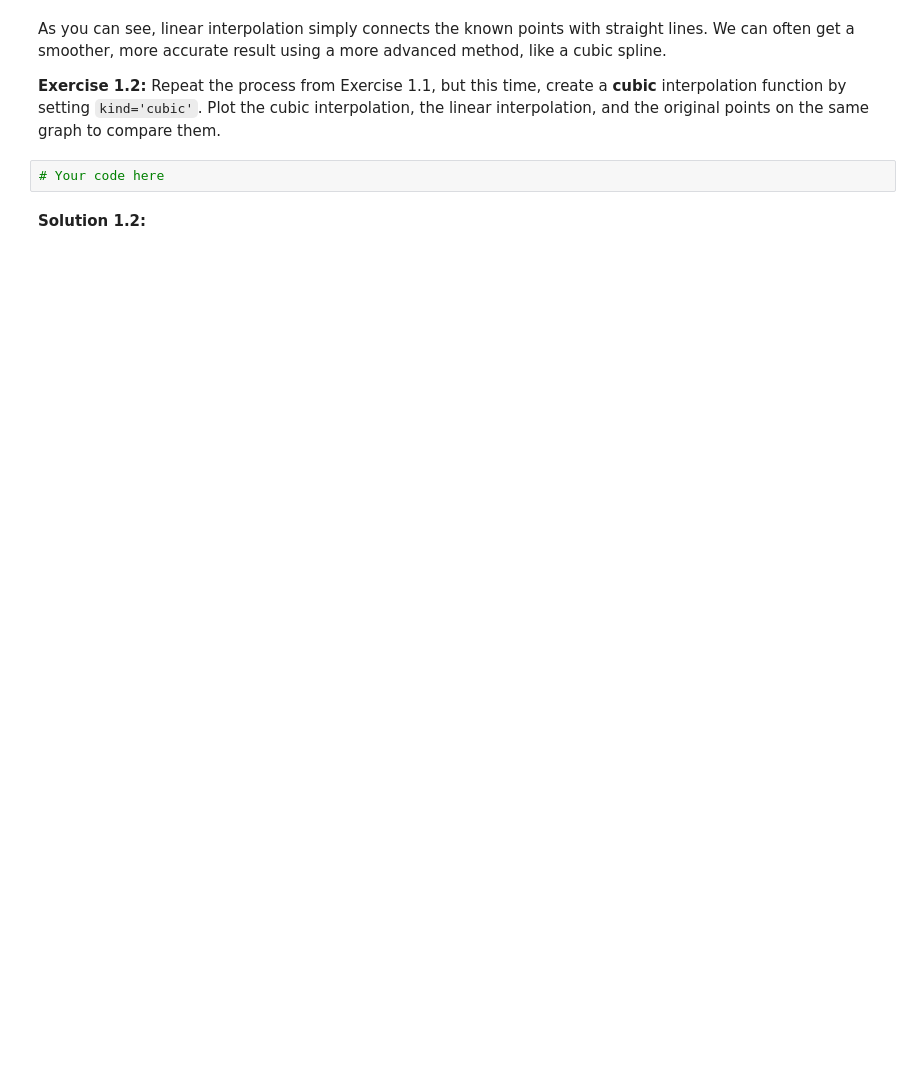
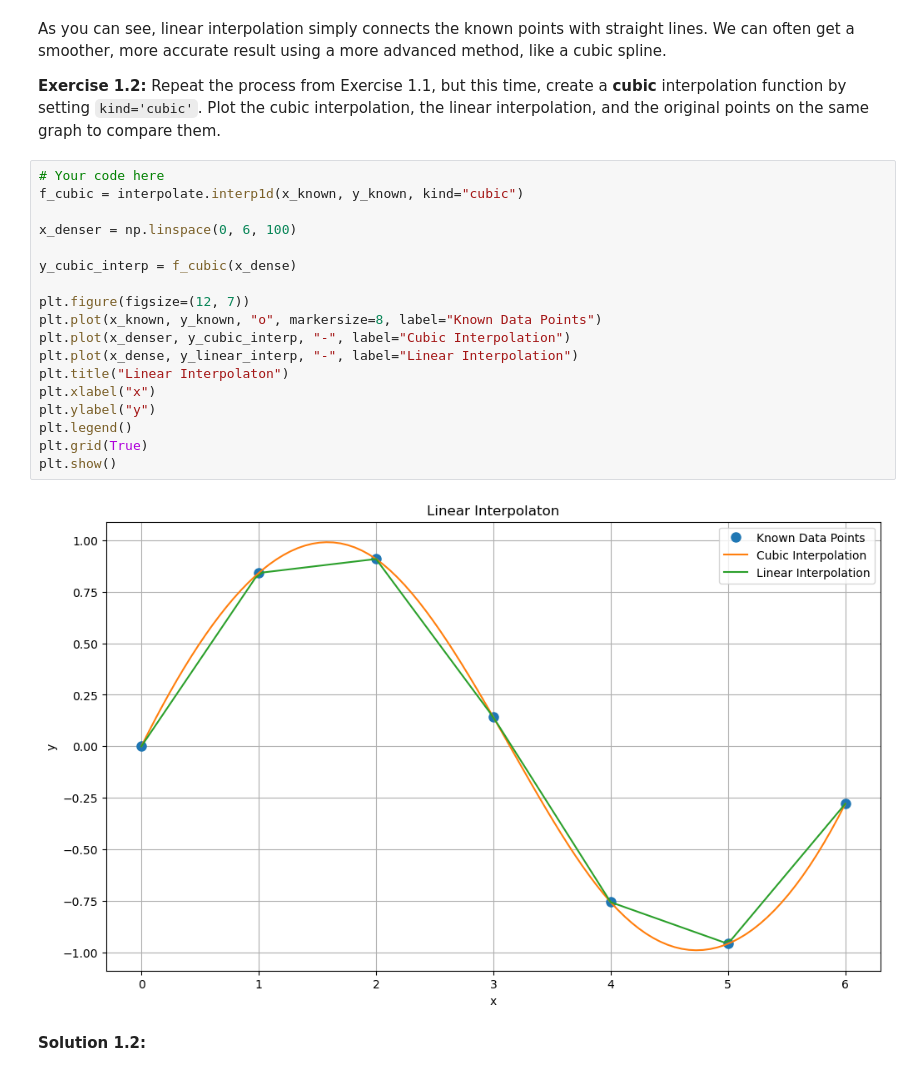
Before and after one commit to rksfn/scipy, a Jupyter notebook: week2_advanced_topics_and_scientific_computing/day11_scipy_4_interploation_and_integration.ipynb, the cells around one changed output. Saved outputs shown, nothing was run; the diff lists cells and outputs as text; blank space fills up the shorter version.

```diff
--- a/week2_advanced_topics_and_scientific_computing/day11_scipy_4_interploation_and_integration.ipynb
+++ b/week2_advanced_topics_and_scientific_computing/day11_scipy_4_interploation_and_integration.ipynb
@@ -67,8 +86,26 @@ plt.show()
 As you can see, linear interpolation simply connects the known points with straight lines. We can often get a smoother, more accurate result using a more advanced method, like a cubic spline.
 
 **Exercise 1.2:** Repeat the process from Exercise 1.1, but this time, create a **cubic** interpolation function by setting `kind='cubic'`. Plot the cubic interpolation, the linear interpolation, and the original points on the same graph to compare them.
-# %%
-# Your code here
+# %%
+# Your code here
+f_cubic = interpolate.interp1d(x_known, y_known, kind="cubic")
+
+x_denser = np.linspace(0, 6, 100)
+
+y_cubic_interp = f_cubic(x_dense)
+
+plt.figure(figsize=(12, 7))
+plt.plot(x_known, y_known, "o", markersize=8, label="Known Data Points")
+plt.plot(x_denser, y_cubic_interp, "-", label="Cubic Interpolation")
+plt.plot(x_dense, y_linear_interp, "-", label="Linear Interpolation")
+plt.title("Linear Interpolaton")
+plt.xlabel("x")
+plt.ylabel("y")
+plt.legend()
+plt.grid(True)
+plt.show()
+# %% [output]
+[figure, added]
 # %% [markdown]
 **Solution 1.2:**
 # %%
```
Also changed, not shown: parts of 10 cells of this notebook.
